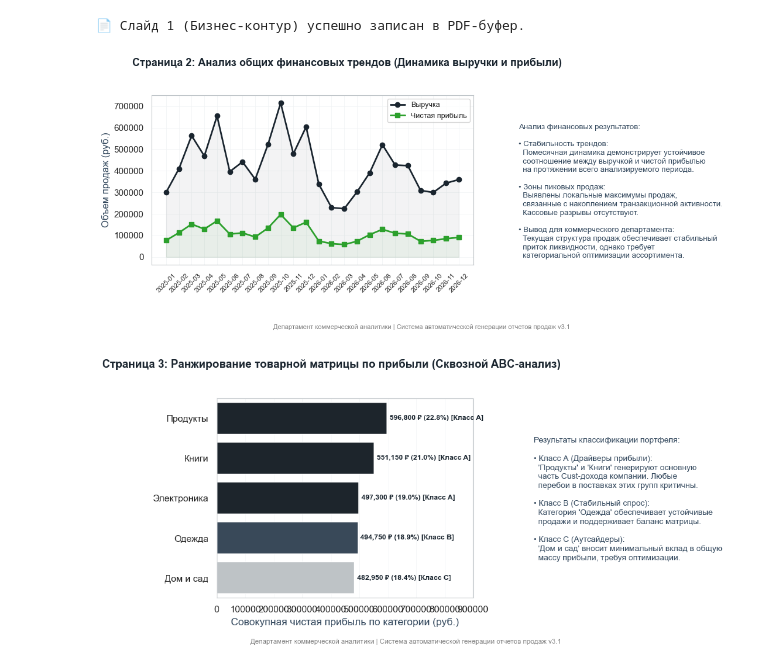
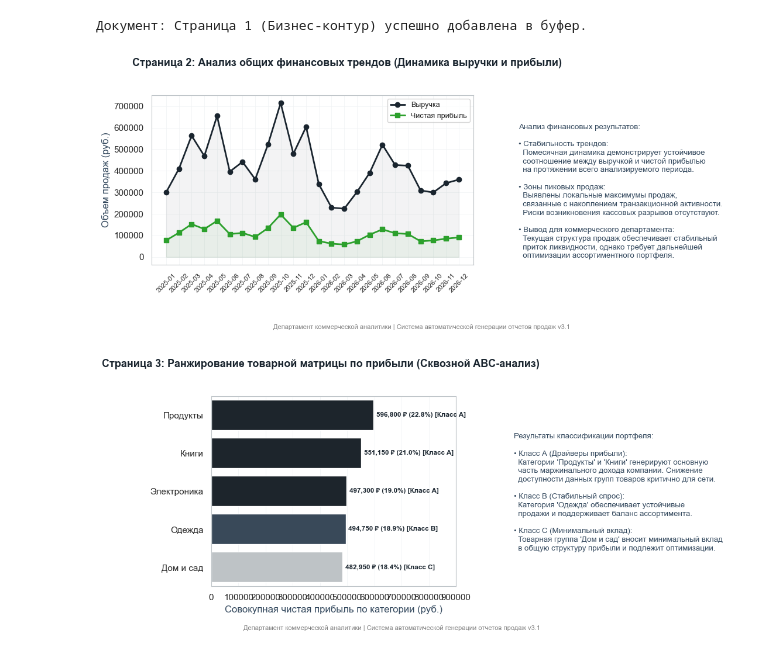
Before and after one commit to Popenkov-S-V/retail-sales-commercial-analysis, a Jupyter notebook: Analytical_Report_Sales_2026.ipynb, the cells around one changed output. Drawn from its saved outputs; the diff is of its cells as text; code cells hidden in the pictures.

Commit message:
Оптимизация кода и обновление отчета
Улучшено описание комментариев в Jupyter-ноутбуке, формулировки приведены к стандартам деловой документации. Сформирован итоговый финансовый PDF-отчет.

```diff
--- a/Analytical_Report_Sales_2026.ipynb
+++ b/Analytical_Report_Sales_2026.ipynb
@@ -72,35 +74,35 @@ except Exception as e:
 # %%
-# === ЯЧЕЙКА №3: СЛАЙД 1 (БИЗНЕС-КОНТУР И ЦЕЛИ) ===
-# ВЕРСТКА СЛАЙДА 1 (Строгий бизнес-текст, размер строго 11x5)
+# === ЯЧЕЙКА №3: СЛАЙД 1 (БИЗНЕС-КОНТУР И ЦЕЛИ ПРОЕКТА) ===
+# Программное формирование первой страницы коммерческого отчета
 fig1 = plt.figure(figsize=(11, 5), dpi=100)
 fig1.text(0.05, 0.88, "Страница 1: Паспорт коммерческого проекта и цели бизнес-анализа", fontsize=14, fontweight='bold', color=primary_color)
 
 intro_text = (
     "АКТУАЛЬНОСТЬ ПРОЕКТА И ПОСТАНОВКА ЗАДАЧИ:\n\n"
-    "• Описание проблемы: Розничная сеть функционирует в условиях высокой рыночной конкуренции и\n"
-    "  размытия маржинальности по ключевым группам товаров. Отсутствие контроля над динамикой\n"
-    "  выручки и оборачиваемостью товарных категорий снижает чистую прибыль ритейлера.\n"
-    "• Бизнес-контур проекта: Для проведения аудита был сформирован транзакционный массив данных\n"
-    "  объемом 500 операций, охватывающий полный цикл продаж за 2025-2026 годы.\n\n"
+    "• Описание проблемы: Розничная сеть функционирует в условиях интенсивной рыночной конкуренции и\n"
+    "  снижения маржинальности по ключевым группам товаров. Отсутствие оперативного контроля динамики\n"
+    "  выручки и оборачиваемости товарных категорий снижает общую чистую прибыль ритейлера.\n"
+    "• Бизнес-контур проекта: Для проведения комплексного аудита сформирован транзакционный массив\n"
+    "  данных объемом 500 операций, охватывающий полный цикл продаж за период 2025-2026 гг.\n\n"
     "ГЛОБАЛЬНЫЕ ЦЕЛИ И ЗАДАЧИ АНАЛИТИКИ:\n\n"
-    "1. Консолидация данных (SQL): Реализовать ETL-пайплайн миграции сырых транзакций в реляционную\n"
+    "1. Консолидация данных в SQL: Реализовать автоматизированную миграцию транзакций в реляционную\n"
     "   базу данных SQLite для формирования чистой аналитической среды.\n"
-    "2. Оценка финансовых трендов: Построить сквозную помесячную динамику продаж для выявления зон\n"
-    "   падения выручки и контроля маржинального дохода сети.\n"
+    "2. Оценка финансовых трендов: Построить сквозную помесячную динамику продаж для выявления периодов\n"
+    "   снижения выручки и контроля маржинального дохода торговой сети.\n"
     "3. Управление ассортиментом (ABC-анализ): Написать аналитические скрипты с оконными функциями SQL\n"
     "   для проведения ABC-анализа и выделения категорий-драйверов, генерирующих основную массу прибыли.\n"
     "4. Оптимизация маржинальности: Провести структурный анализ продаж (в штуках) и чистой рентабельности\n"
-    "   каждой категории для выработки рекомендаций по изменению ценовой политики."
+    "   каждой категории для разработки рекомендаций по повышению эффективности ценовой политики."
 )
 fig1.text(0.05, 0.45, intro_text, fontsize=10.5, verticalalignment='center', color=secondary_color, linespacing=1.5)
 fig1.text(0.5, 0.04, footer_text, fontsize=8, color='gray', horizontalalignment='center')
 
-# Сохраняем страницу в PDF и закрываем фигуру на экране
+# Сохранение страницы в буфер документа
 pdf.savefig(fig1)
 plt.close(fig1)
-print("📄 Слайд 1 (Бизнес-контур) успешно записан в PDF-буфер.")
+print("Документ: Страница 1 (Бизнес-контур) успешно добавлена в буфер.")
 # %% [output]
-📄 Слайд 1 (Бизнес-контур) успешно записан в PDF-буфер.
+Документ: Страница 1 (Бизнес-контур) успешно добавлена в буфер.
 # %%
 # === ЯЧЕЙКА №4: СЛАЙД 2 (ДИНАМИКА ВЫРУЧКИ И ПРИБЫЛИ ПО МЕСЯЦАМ) ===
 conn = sqlite3.connect(db_path)
@@ -116,11 +118,11 @@ ORDER BY month_record;
 monthly_data = pd.read_sql_query(sql_trend_query, conn)
 conn.close()
 
-# ВЕРСТКА СЛАЙДА 2
+# Программное формирование второй страницы отчета
 fig2 = plt.figure(figsize=(11, 5), dpi=100)
 fig2.text(0.05, 0.93, "Страница 2: Анализ общих финансовых трендов (Динамика выручки и прибыли)", fontsize=13, fontweight='bold', color=primary_color)
 
-# Настройка безопасных отступов: сдвинули нижнюю границу до 0.25, чтобы даты помещались
+# Настройка осей и отступов для корректного отображения дат
 ax2 = fig2.add_axes([0.08, 0.25, 0.50, 0.58])
 ax2.plot(monthly_data['month_record'], monthly_data['total_revenue'], marker='o', color=primary_color, linewidth=2, label='Выручка')
 ax2.fill_between(monthly_data['month_record'], monthly_data['total_revenue'], alpha=0.05, color=primary_color)
@@ -140,21 +142,21 @@ text2 = (
     "• Зоны пиковых продаж:\n"
     "  Выявлены локальные максимумы продаж,\n"
     "  связанные с накоплением транзакционной активности.\n"
-    "  Кассовые разрывы отсутствуют.\n\n"
+    "  Риски возникновения кассовых разрывов отсутствуют.\n\n"
     "• Вывод для коммерческого департамента:\n"
     "  Текущая структура продаж обеспечивает стабильный\n"
-    "  приток ликвидности, однако требует\n"
-    "  категориальной оптимизации ассортимента."
+    "  приток ликвидности, однако требует дальнейшей\n"
+    "  оптимизации ассортиментного портфеля."
 )
 fig2.text(0.65, 0.5, text2, fontsize=9.5, verticalalignment='center', color=secondary_color, linespacing=1.3)
 fig2.text(0.5, 0.03, footer_text, fontsize=8, color='gray', horizontalalignment='center')
 
 pdf.savefig(fig2)
-plt.show() # Показываем в Jupyter для контроля, в файл дубль не пойдет благодаря архитектуре PdfPages
+plt.show()
 # %% [output]
-[figure, old version]
+[figure, new version]
 # %%
-# === ЯЧЕЙКА №5: СЛАЙД 3 (УПРАВЛЕНИЕ АССОРТИМЕНТНОЙ МАТРИЦЕЙ / ABC-АНАЛИЗ) ===
+# === ЯЧЕЙКА №5: СЛАЙД 3 (РАНЖИРОВАНИЕ АССОРТИМЕНТНОЙ МАТРИЦЫ / ABC-АНАЛИЗ) ===
 conn = sqlite3.connect(db_path)
 sql_abc_query = """
 WITH category_revenue AS (
@@ -180,44 +182,42 @@ FROM cumulative_shares ORDER BY total_profit DESC;
 category_perf = pd.read_sql_query(sql_abc_query, conn)
 conn.close()
 
-# ВЕРСТКА СЛАЙДА 3
+# Программное формирование третьей страницы отчета
 fig3 = plt.figure(figsize=(11, 5), dpi=100)
 fig3.text(0.05, 0.93, "Страница 3: Ранжирование товарной матрицы по прибыли (Сквозной ABC-анализ)", fontsize=13, fontweight='bold', color=primary_color)
 
-# Немного уменьшили ширину графика (с 0.43 до 0.38), чтобы дать больше пространства для текста
+# Корректировка отступов и области построения графика
 ax3 = fig3.add_axes([0.22, 0.18, 0.38, 0.65])
 abc_colors = [primary_color if 'A' in c else secondary_color if 'B' in c else '#bdc3c7' for c in category_perf['Class_ABC']]
 sns.barplot(ax=ax3, x='Profit', y='Category', data=category_perf, palette=abc_colors, hue='Category', legend=False)
 
 ax3.set_xlabel('Совокупная чистая прибыль по категории (руб.)', color=secondary_color)
 ax3.set_ylabel('')
-
-# Ограничиваем ось X с запасом (до 900 000 рублей), чтобы подписи гарантированно не вылезали из графика
 ax3.set_xlim(0, 900000)
 
-# Сделали подписи компактнее и аккуратнее, чтобы они не налезали на описание
+# Добавление информационных подписей к столбцам диаграммы
 for i, row in category_perf.iterrows():
     ax3.text(row['Profit'] + 10000, i, f"{row['Profit']:,.0f} ₽ ({row['Share']:.1f}%) [Класс {row['Class_ABC']}]",
              va='center', fontsize=8.5, fontweight='bold', color=primary_color)
 
 text3 = (
     "Результаты классификации портфеля:\n\n"
     "• Класс А (Драйверы прибыли):\n"
-    "  'Продукты' и 'Книги' генерируют основную\n"
-    "  часть Cust-дохода компании. Любые\n"
-    "  перебои в поставках этих групп критичны.\n\n"
+    "  Категории 'Продукты' и 'Книги' генерируют основную\n"
+    "  часть маржинального дохода компании. Снижение\n"
+    "  доступности данных групп товаров критично для сети.\n\n"
     "• Класс B (Стабильный спрос):\n"
     "  Категория 'Одежда' обеспечивает устойчивые\n"
-    "  продажи и поддерживает баланс матрицы.\n\n"
-    "• Класс C (Аутсайдеры):\n"
-    "  'Дом и сад' вносит минимальный вклад в общую\n"
-    "  массу прибыли, требуя оптимизации."
+    "  продажи и поддерживает баланс ассортимента.\n\n"
+    "• Класс C (Минимальный вклад):\n"
+    "  Товарная группа 'Дом и сад' вносит минимальный вклад\n"
+    "  в общую структуру прибыли и подлежит оптимизации."
 )
 fig3.text(0.69, 0.5, text3, fontsize=9.5, verticalalignment='center', color=secondary_color, linespacing=1.3)
 fig3.text(0.5, 0.03, footer_text, fontsize=8, color='gray', horizontalalignment='center')
 
 pdf.savefig(fig3)
 plt.show()
 # %% [output]
-[figure, old version]
+[figure, new version]
 # %%
```
Also changed, not shown: parts of 5 cells of this notebook, 1 other file.
